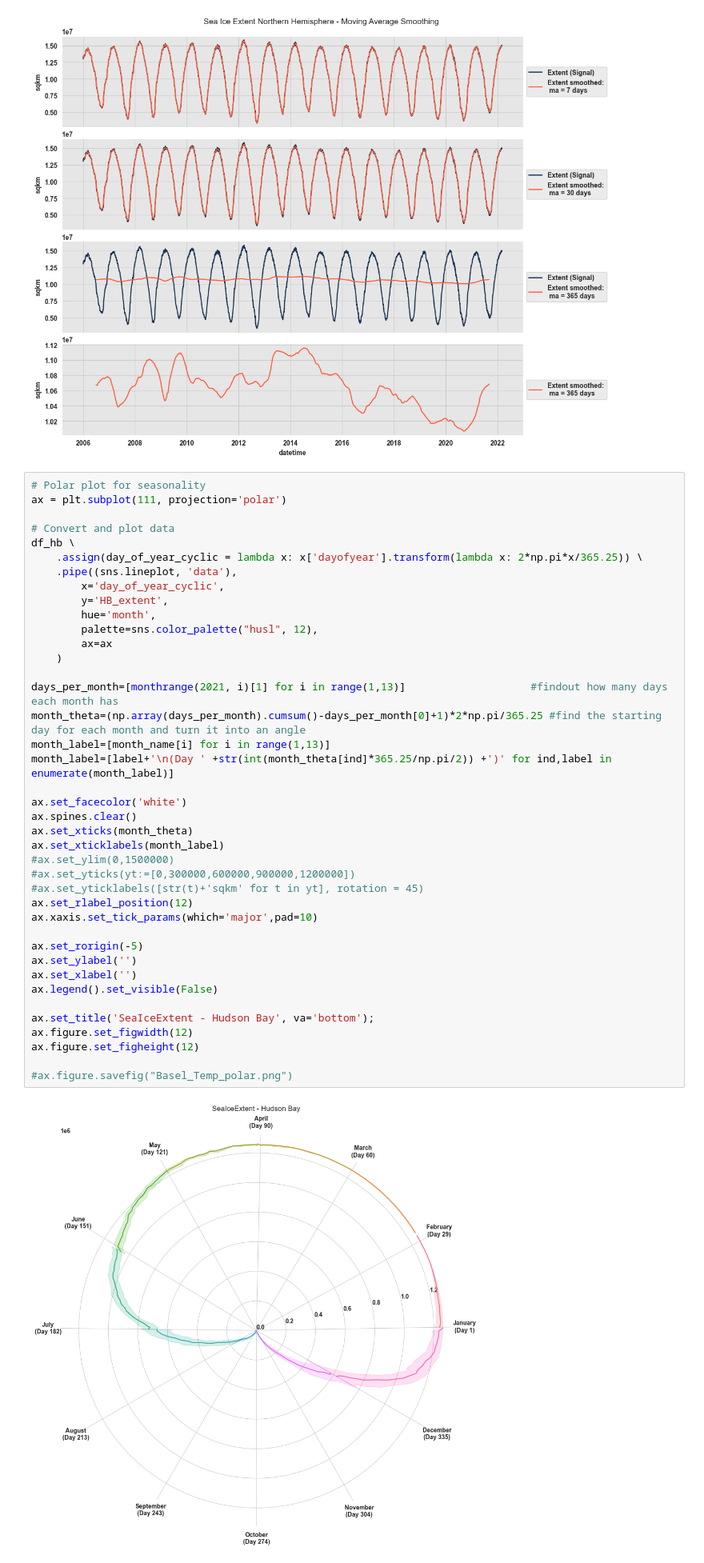
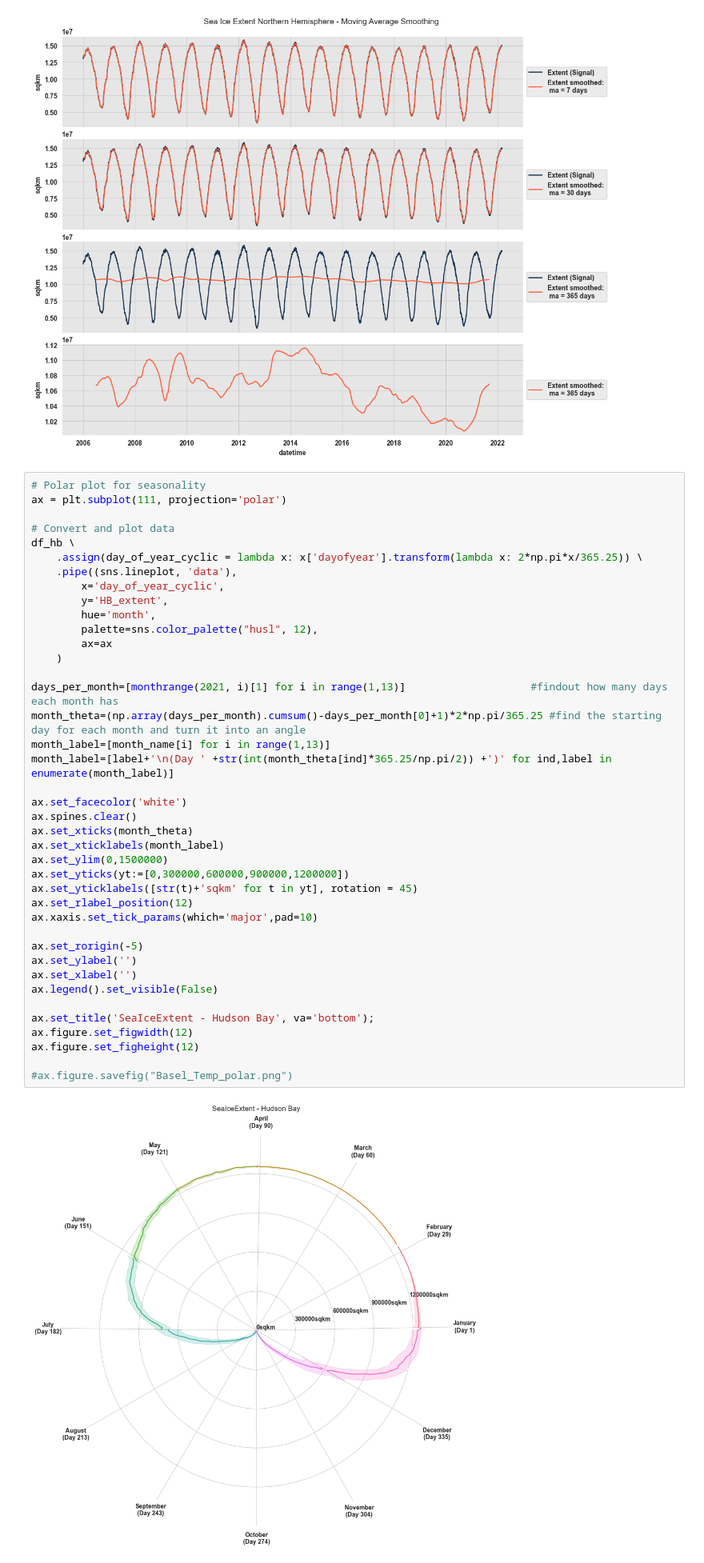
Before and after one commit to KathGo/ice_cream, a Jupyter notebook: notebooks/EDA.ipynb, the cells around one changed output. Shown at 80% size. Saved outputs shown, nothing was run; the diff lists cells and outputs as text.

Commit message:
polar plot adding

```diff
--- a/notebooks/EDA.ipynb
+++ b/notebooks/EDA.ipynb
@@ -618,37 +617,37 @@ df_hb \
         x='day_of_year_cyclic',
         y='HB_extent',
         hue='month',
         palette=sns.color_palette("husl", 12),
         ax=ax
     )
 
 days_per_month=[monthrange(2021, i)[1] for i in range(1,13)]                    #findout how many days each month has
 month_theta=(np.array(days_per_month).cumsum()-days_per_month[0]+1)*2*np.pi/365.25 #find the starting day for each month and turn it into an angle
 month_label=[month_name[i] for i in range(1,13)]
 month_label=[label+'\n(Day ' +str(int(month_theta[ind]*365.25/np.pi/2)) +')' for ind,label in enumerate(month_label)]
 
 ax.set_facecolor('white')
 ax.spines.clear()
 ax.set_xticks(month_theta)
 ax.set_xticklabels(month_label)
-#ax.set_ylim(0,1500000)
-#ax.set_yticks(yt:=[0,300000,600000,900000,1200000])
-#ax.set_yticklabels([str(t)+'sqkm' for t in yt], rotation = 45)
+ax.set_ylim(0,1500000)
+ax.set_yticks(yt:=[0,300000,600000,900000,1200000])
+ax.set_yticklabels([str(t)+'sqkm' for t in yt], rotation = 45)
 ax.set_rlabel_position(12)
 ax.xaxis.set_tick_params(which='major',pad=10)
 
 ax.set_rorigin(-5)
 ax.set_ylabel('')
 ax.set_xlabel('')
 ax.legend().set_visible(False)
 
 ax.set_title('SeaIceExtent - Hudson Bay', va='bottom');
 ax.figure.set_figwidth(12)
 ax.figure.set_figheight(12)
 
 #ax.figure.savefig("Basel_Temp_polar.png")
 # %% [output]
-[figure, old version]
+[figure, new version]
 # %%
 # Polar plot for seasonality
 ax = plt.subplot(111, projection='polar')
```
Also changed, not shown: parts of 1 cell of this notebook.
